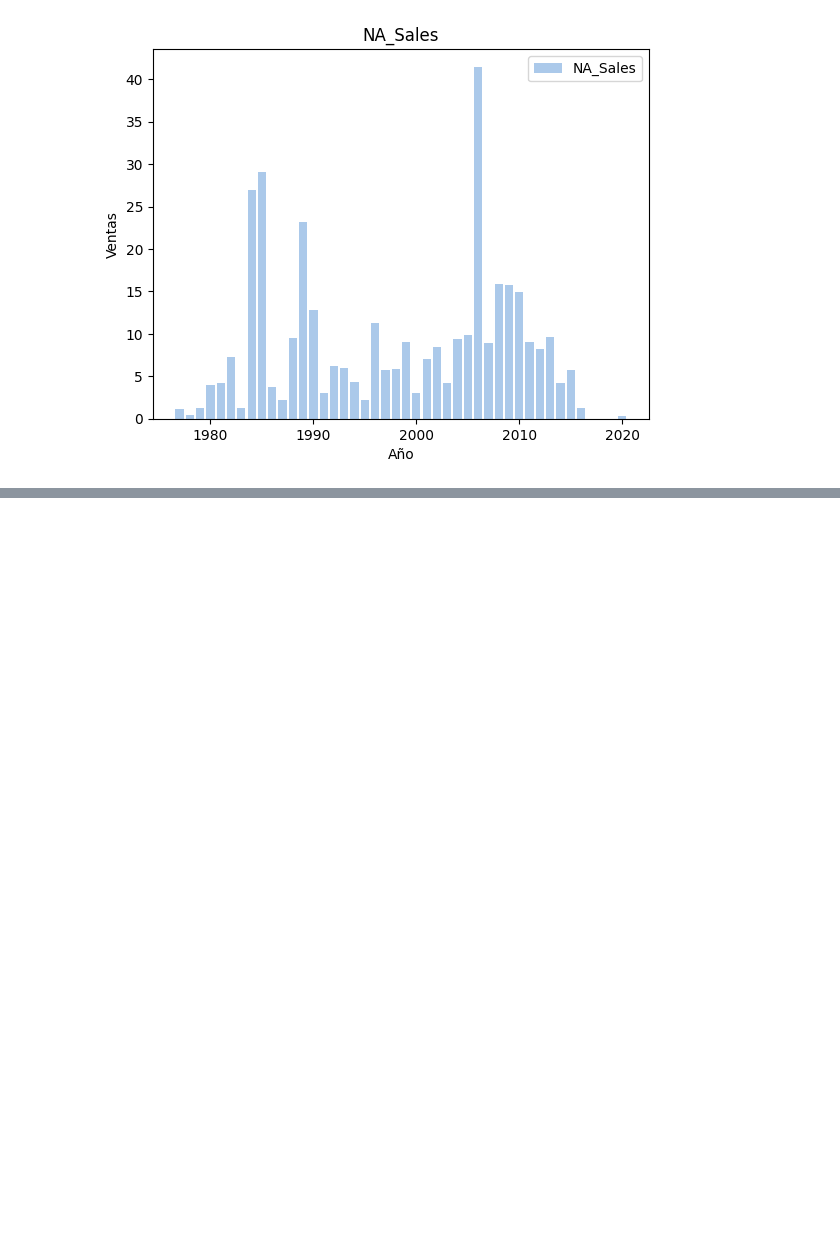
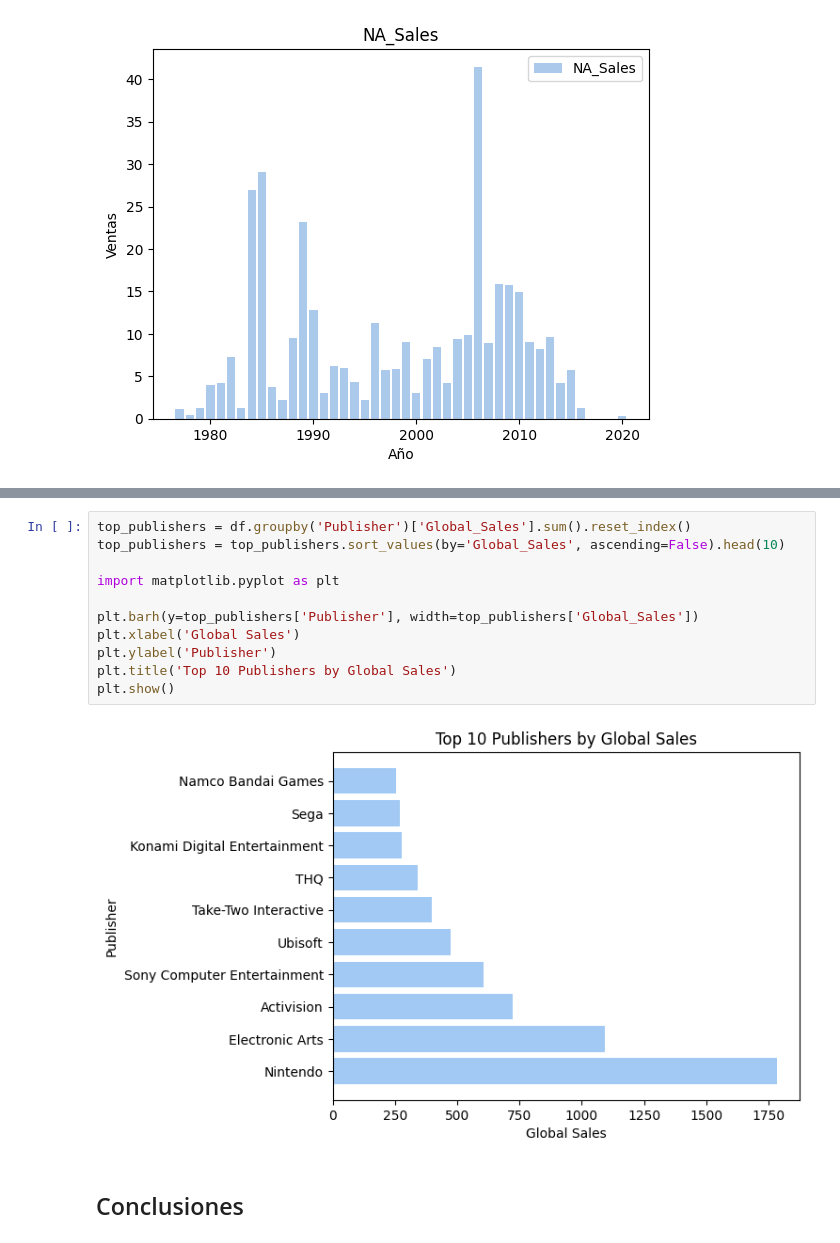
Before and after one commit to davidsosaolea/Proyecto_01_EDA_data_set_Global_Video-Game-Sales, a Jupyter notebook: notebooks/games_sales.ipynb, the cells around one changed output, grey strips where cells are left out. Drawn from its saved outputs; the diff is of its cells as text; blank space fills up the shorter version.

```diff
--- a/notebooks/games_sales.ipynb
+++ b/notebooks/games_sales.ipynb
@@ -250,0 +299,15 @@ plt.show()
+# %%
+top_publishers = df.groupby('Publisher')['Global_Sales'].sum().reset_index()
+top_publishers = top_publishers.sort_values(by='Global_Sales', ascending=False).head(10)
+
+import matplotlib.pyplot as plt
+
+plt.barh(y=top_publishers['Publisher'], width=top_publishers['Global_Sales'])
+plt.xlabel('Global Sales')
+plt.ylabel('Publisher')
+plt.title('Top 10 Publishers by Global Sales')
+plt.show()
+# %% [output]
+[figure, added]
+# %% [markdown]
+## Conclusiones
```
Also changed, not shown: parts of 8 cells of this notebook.
